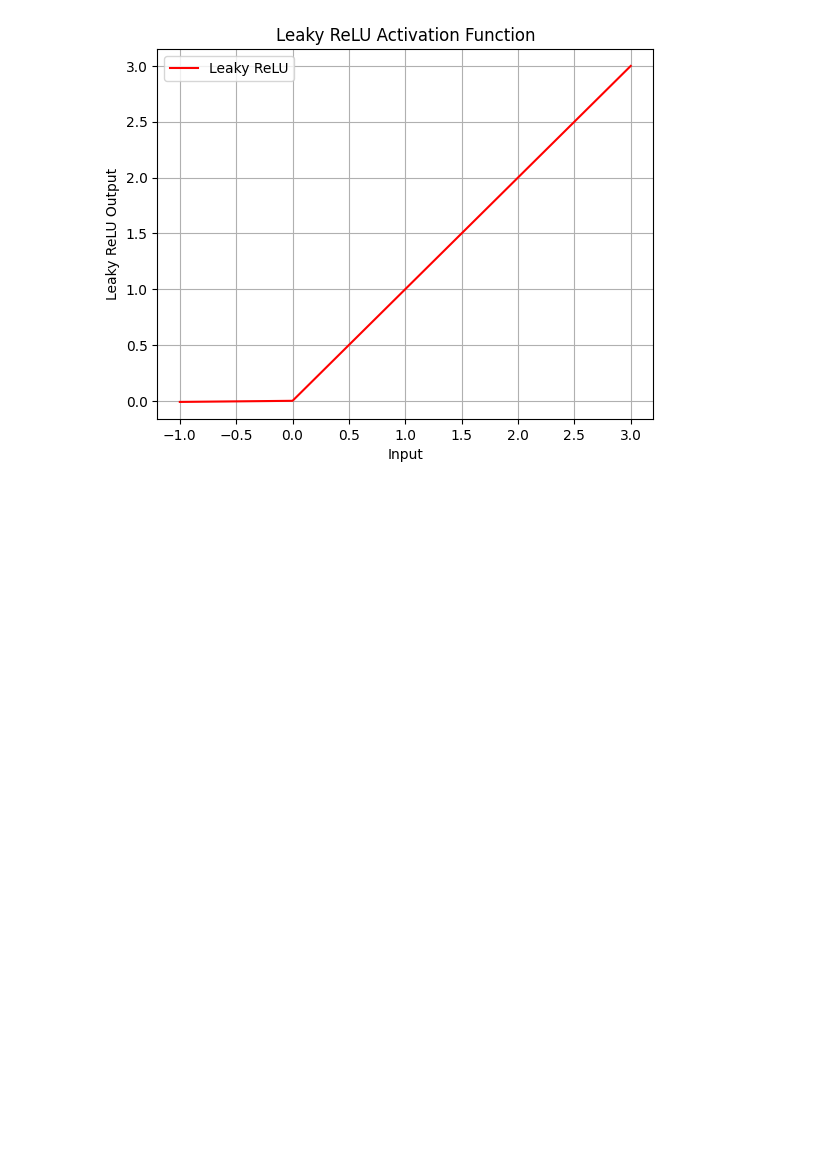
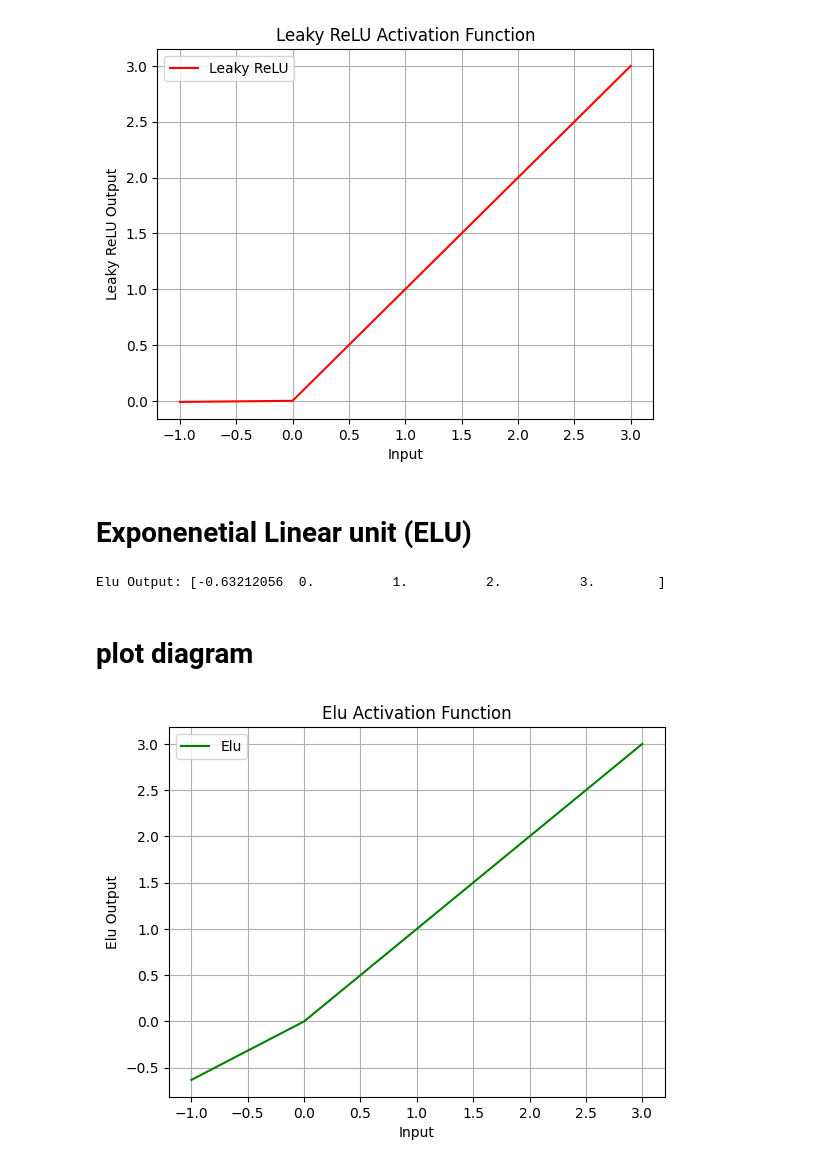
Before and after one commit to minhaz1172/Deep-Learning, a Jupyter notebook: Activation_function.ipynb, the cells around one changed output. Cells and saved outputs as stored; diff of their text form; code cells hidden in the pictures; blank space fills up the shorter version.

Commit message:
ELU function and its graph

```diff
--- a/Activation_function.ipynb
+++ b/Activation_function.ipynb
@@ -61,3 +61,32 @@ plt.legend()
 plt.show()
 # %% [output]
 [figure]
+# %% [markdown]
+# Exponenetial Linear unit (ELU)
+# %%
+#FORMULA
+# y = alpha * x for x < 0, and y = x for x >= 0
+
+def elu(x,alpha=1.0):
+    return np.where(x>0,x,alpha*(np.exp(x)-1))
+# Expected output: alpha * (exp(x) - 1) for negative x, and x for positive x
+# %%
+x=np.array([-1,0,1,2,3])
+output=elu(x)
+print("Elu Output:", output)
+# Expected output: [-0.01  0.    1.    2.    3.  ]
+# %% [output]
+Elu Output: [-0.63212056  0.          1.          2.          3.        ]
+# %% [markdown]
+# plot diagram
+# %%
+plt.plot(x,output,label='Elu',color='green')
+plt.title('Elu Activation Function')
+plt.xlabel('Input')
+plt.ylabel('Elu Output')
+plt.grid(True)
+plt.legend()
+plt.show()
+# Expected output: A plot showing the ELU function, which is alpha * (exp(x) - 1) for negative inputs and linear for positive inputs.
+# %% [output]
+[figure, added]
```
